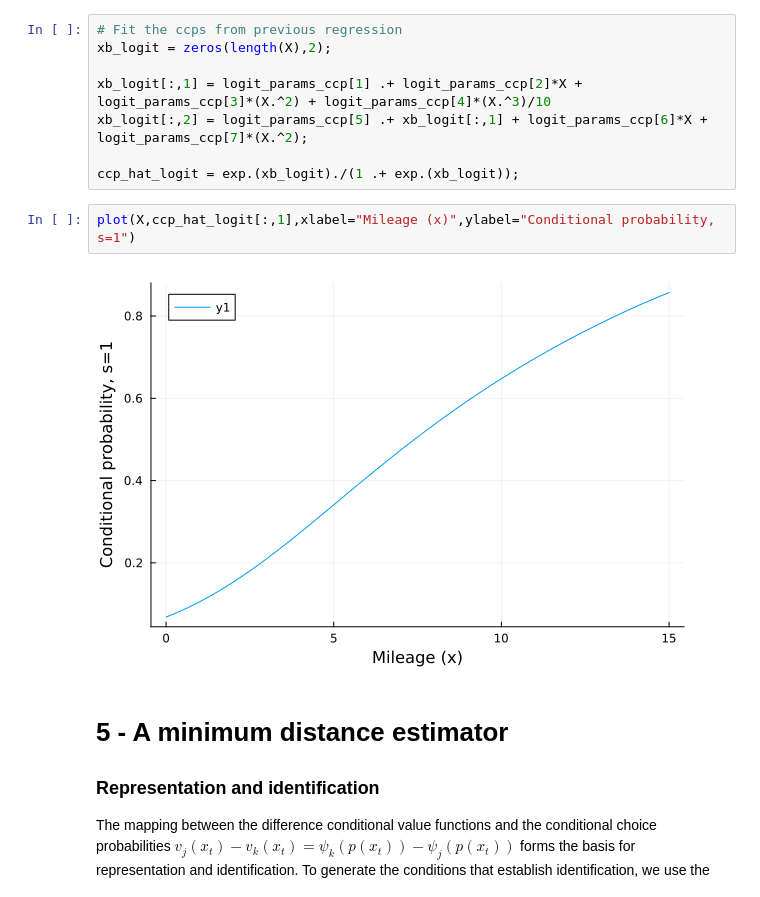
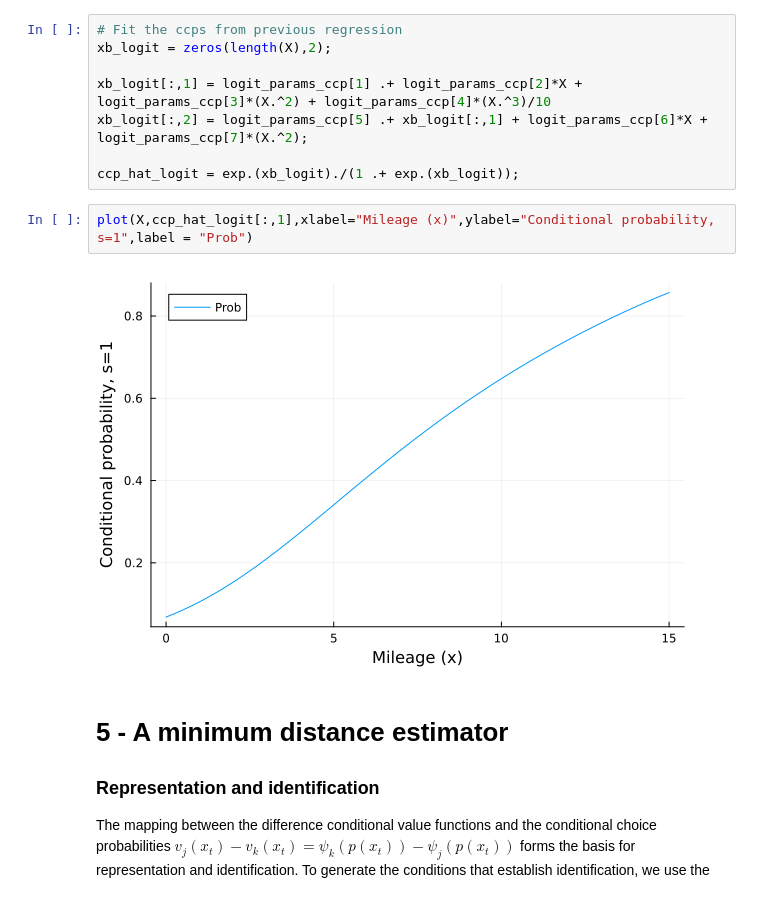
Before and after one commit to gaston-mullin/gaston-mullin.github.io, a Jupyter notebook: files/Day1 - BusEngine.ipynb, the cells around one changed output. Saved outputs shown, nothing was run; the diff lists cells and outputs as text.

```diff
--- a/files/Day1 - BusEngine.ipynb
+++ b/files/Day1 - BusEngine.ipynb
@@ -277,9 +277,9 @@ xb_logit[:,2] = logit_params_ccp[5] .+ xb_logit[:,1] + logit_params_ccp[6]*X + l
 
 ccp_hat_logit = exp.(xb_logit)./(1 .+ exp.(xb_logit));
 # %%
-plot(X,ccp_hat_logit[:,1],xlabel="Mileage (x)",ylabel="Conditional probability, s=1")
+plot(X,ccp_hat_logit[:,1],xlabel="Mileage (x)",ylabel="Conditional probability, s=1",label = "Prob")
 # %% [output]
-[figure, old version]
+[figure, new version]
 # %% [markdown]
 # 5 - A minimum distance estimator
 
```
Also changed, not shown: parts of 3 cells of this notebook, 2 other files.
